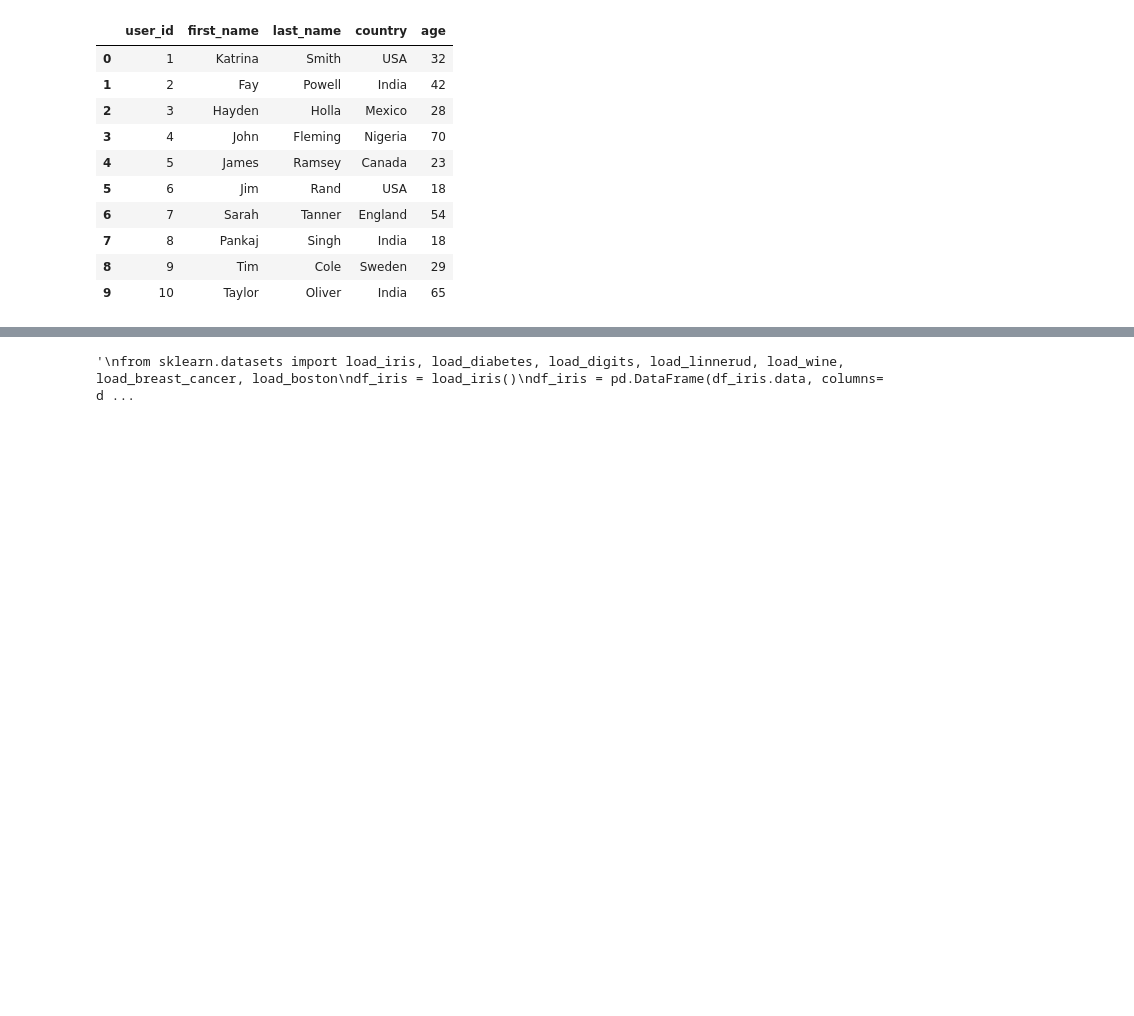
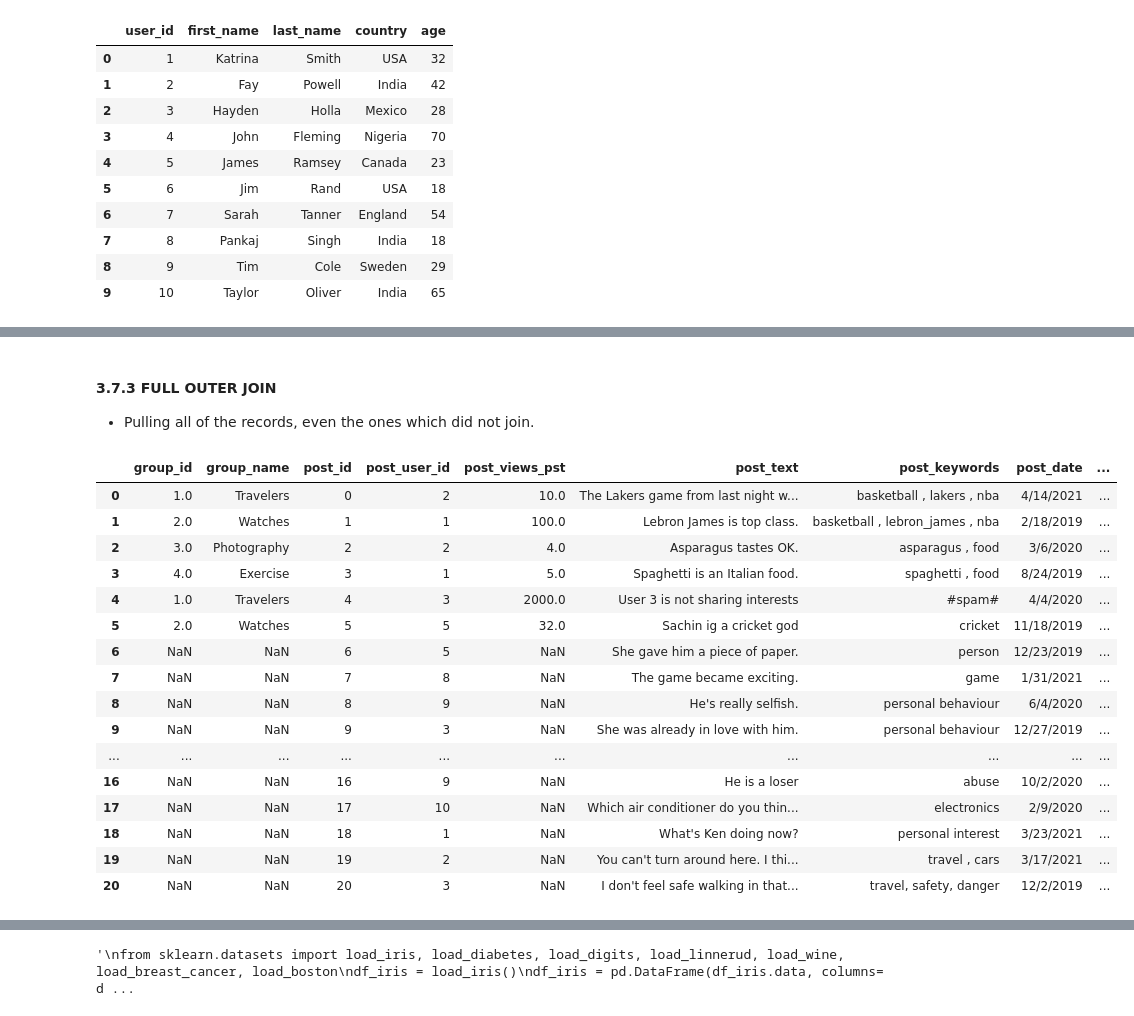
Before and after one commit to biswasprateek/cheatsheets_and_reference, a Jupyter notebook: Pandas Cheatsheet.ipynb, the cells around one changed output, grey strips where cells are left out. Saved outputs shown, nothing was run; the diff lists cells and outputs as text; code cells hidden in the pictures; blank space fills up the shorter version.

Commit message:
Updates to General + Pandas &  Date Cheatsheet Added

```diff
--- a/Pandas Cheatsheet.ipynb
+++ b/Pandas Cheatsheet.ipynb
@@ -14,5 +14,7 @@ import pandas as pd
 df_user = pd.read_csv('./data/df_user.csv')
 
 df_posts = pd.read_csv('./data/df_posts.csv')
+
+df_group = pd.read_csv("./data/df_group.csv")
 # %% [markdown]
 ## 2 - Data Manipulation Functions
@@ -454,0 +521,25 @@ df_user
+# %% [markdown]
+#### 3.7.3 FULL OUTER JOIN
+
+- Pulling all of the records, even the ones which did not join.
+# %%
+df_group_post_complete = df_group.merge(df_posts,left_on=['post_id','post_user_id'], right_on=['post_id', 'post_user_id'], how='outer',suffixes=["_pst", "_grp"])
+df_group_post_complete
+# %% [output]
+|  | group_id | group_name | post_id | post_user_id | post_views_pst | post_text | post_keywords | post_date | ... |
+| 0 | 1.0 | Travelers | 0 | 2 | 10.0 | The Lakers game from last night w... | basketball , lakers , nba | 4/14/2021 | ... |
+| 1 | 2.0 | Watches | 1 | 1 | 100.0 | Lebron James is top class. | basketball , lebron_james , nba | 2/18/2019 | ... |
+| 2 | 3.0 | Photography | 2 | 2 | 4.0 | Asparagus tastes OK. | asparagus , food | 3/6/2020 | ... |
+| 3 | 4.0 | Exercise | 3 | 1 | 5.0 | Spaghetti is an Italian food. | spaghetti , food | 8/24/2019 | ... |
+| 4 | 1.0 | Travelers | 4 | 3 | 2000.0 | User 3 is not sharing interests | #spam# | 4/4/2020 | ... |
+| 5 | 2.0 | Watches | 5 | 5 | 32.0 | Sachin ig a cricket god | cricket | 11/18/2019 | ... |
+| 6 | NaN | NaN | 6 | 5 | NaN | She gave him a piece of paper. | person | 12/23/2019 | ... |
+| 7 | NaN | NaN | 7 | 8 | NaN | The game became exciting. | game | 1/31/2021 | ... |
+| 8 | NaN | NaN | 8 | 9 | NaN | He's really selfish. | personal behaviour | 6/4/2020 | ... |
+| 9 | NaN | NaN | 9 | 3 | NaN | She was already in love with him. | personal behaviour | 12/27/2019 | ... |
+| ... | ... | ... | ... | ... | ... | ... | ... | ... | ... |
+| 16 | NaN | NaN | 16 | 9 | NaN | He is a loser | abuse | 10/2/2020 | ... |
+| 17 | NaN | NaN | 17 | 10 | NaN | Which air conditioner do you thin... | electronics | 2/9/2020 | ... |
+| 18 | NaN | NaN | 18 | 1 | NaN | What's Ken doing now? | personal interest | 3/23/2021 | ... |
+| 19 | NaN | NaN | 19 | 2 | NaN | You can't turn around here. I thi... | travel , cars | 3/17/2021 | ... |
+| 20 | NaN | NaN | 20 | 3 | NaN | I don't feel safe walking in that... | travel, safety, danger | 12/2/2019 | ... |
```
Also changed, not shown: parts of 16 cells of this notebook, 5 other files.
